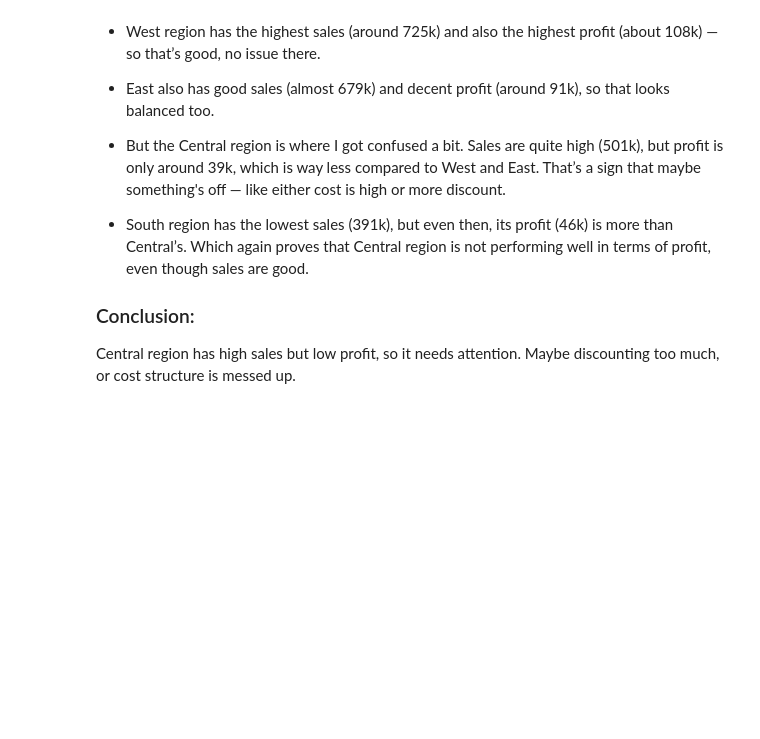
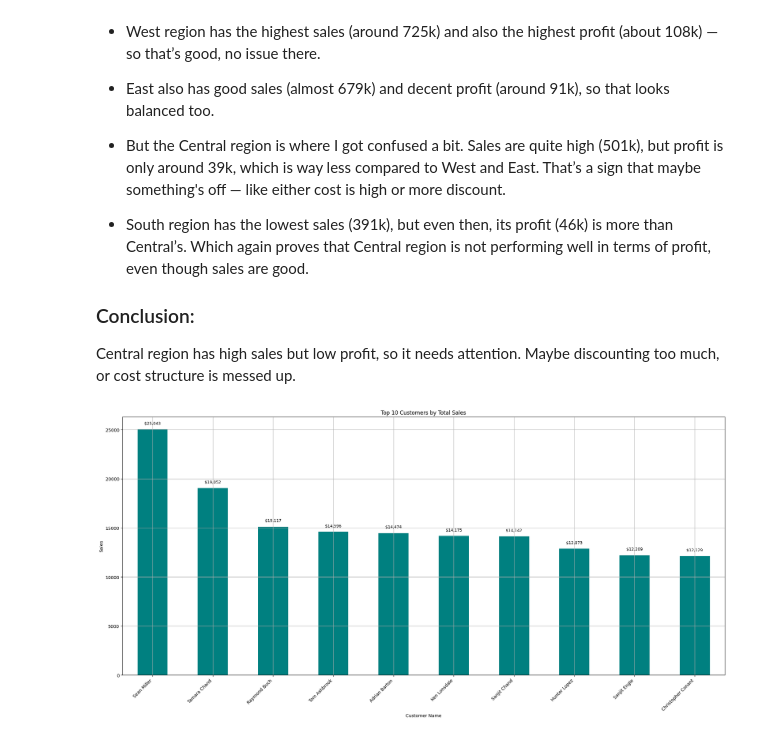
Before and after one commit to alina-khan-1/Sales-Performance-Analysis-for-a-Retail-Store, a Jupyter notebook: Sales Performance Analysis for a Retail Store Code.ipynb, the cells around one changed output. Cells and saved outputs as stored; diff of their text form; code cells hidden in the pictures; blank space fills up the shorter version.

```diff
--- a/Sales Performance Analysis for a Retail Store Code.ipynb
+++ b/Sales Performance Analysis for a Retail Store Code.ipynb
@@ -491,9 +491,12 @@ ax1.set_title('Total Sales by Region')
 ax1.set_ylabel('Sales')
 ax1.set_xlabel('Region')
 for bar in ax1.patches:
-    ax1.annotate(f'{bar.get_height():,.0f}',
-                 (bar.get_x() + bar.get_width() / 2, bar.get_height()),
-                 ha='center', va='bottom', fontsize=9)
+    ax1.text(
+        bar.get_x() + bar.get_width() / 2,
+        bar.get_height() + 1000,  # Added offset for spacing
+        f'{bar.get_height():,.0f}',
+        ha='center', va='bottom', fontsize=9
+    )
 
 # Profit Bar Plot
 ax2 = axs[1]
@@ -503,7 +506,8 @@ ax2.set_ylabel('Profit')
 ax2.set_xlabel('Region')
 for bar in ax2.patches:
     ax2.annotate(f'{bar.get_height():,.0f}',
-                 (bar.get_x() + bar.get_width() / 2, bar.get_height()),
+                 (bar.get_x() + bar.get_width() / 2,
+                  bar.get_height()),
                  ha='center', va='bottom', fontsize=9)
 
 plt.tight_layout()
@@ -524,3 +528,29 @@ When I looked at total sales and profit by region, I noticed something interesti
 
 ### Conclusion:
 Central region has high sales but low profit, so it needs attention. Maybe discounting too much, or cost structure is messed up.
+# %%
+# Which CX buy the most
+top_customers=df_Store_data.groupby('Customer Name')['Sales'].sum().sort_values(ascending=False).head(10)
+
+#create plot
+fig, ax = plt.subplots(figsize=(20,10))
+top_customers.plot(kind='bar',ax=ax,color='teal')
+
+# Add label to each bar
+for bar in ax.patches:
+    height=bar.get_height()
+    ax.text(
+        bar.get_x()+bar.get_width()/2,
+        height+400,
+        f'${height:,.0f}',
+        ha='center', va='bottom', fontsize = 9,
+    )
+ax.set_title('Top 10 Customers by Total Sales')
+ax.set_xlabel('Customer Name')
+ax.set_ylabel('Sales')
+ax.grid(True)
+plt.xticks(rotation=45, ha='right')  # Rotate x-axis labels for readability
+plt.tight_layout()
+plt.show()
+# %% [output]
+[figure, added]
```
Also changed, not shown: parts of 17 cells of this notebook.
